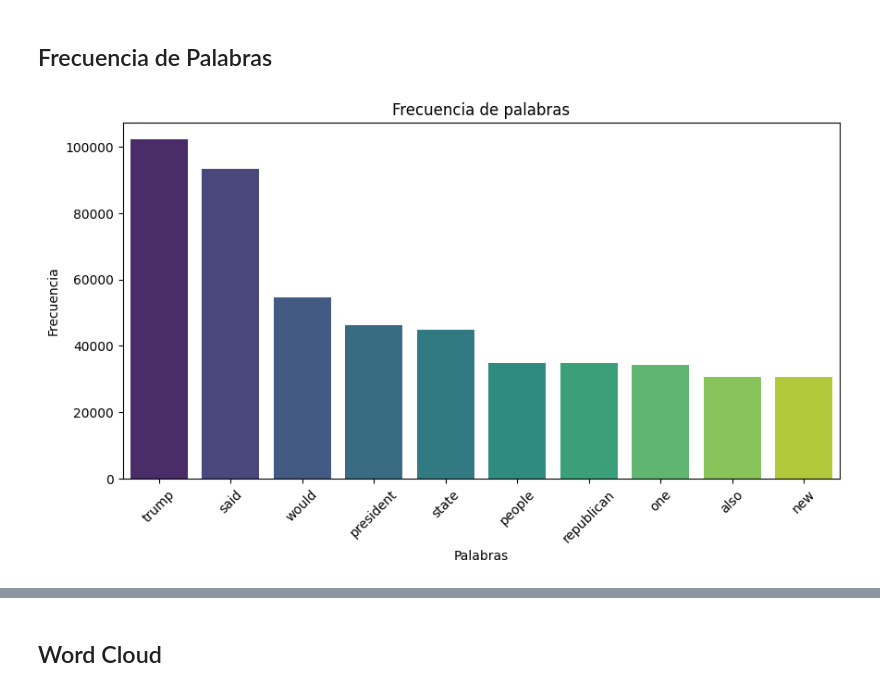
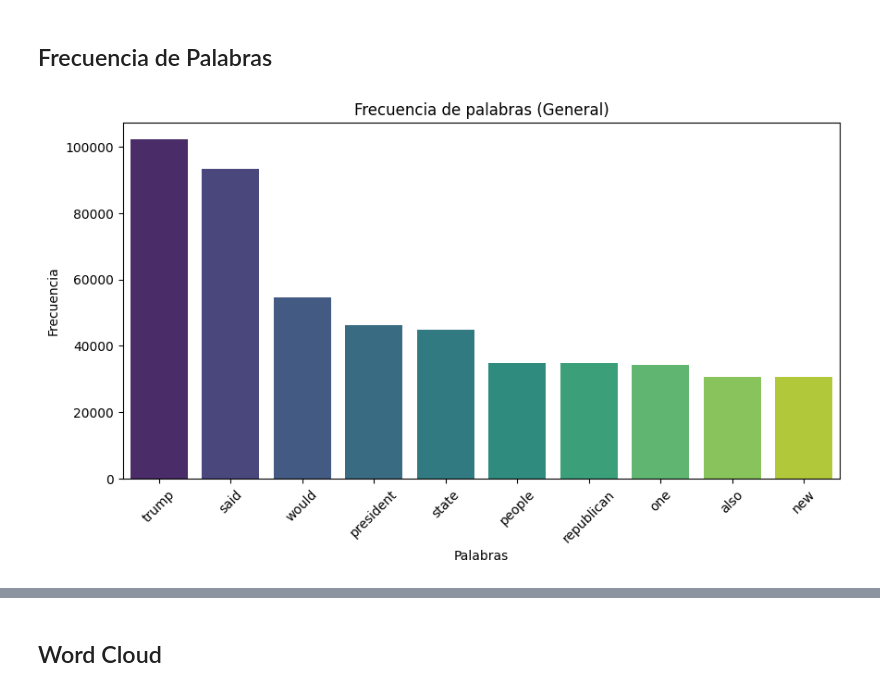
Before and after one commit to jzarcoo/FakeNewsDetection, a Jupyter notebook: NLP.ipynb, the cells around one changed output, grey strips where cells are left out. Saved outputs shown, nothing was run; the diff lists cells and outputs as text; code cells hidden in the pictures.

Commit message:
feat: Frecuencia de palabras en noticias falsas y verdaderas

```diff
--- a/NLP.ipynb
+++ b/NLP.ipynb
@@ -75,10 +97,10 @@ df_freq = pd.DataFrame(palabras_comunes, columns=['Palabra', 'Frecuencia'])
 # %%
 plt.figure(figsize=(10,5))
 sns.barplot(x='Palabra', y='Frecuencia', data=df_freq, palette='viridis', hue='Palabra')
 plt.xlabel("Palabras")
 plt.ylabel("Frecuencia")
-plt.title("Frecuencia de palabras")
+plt.title("Frecuencia de palabras (General)")
 plt.xticks(rotation=45)
 plt.show()
 # %% [output]
-[figure, old version]
+[figure, new version]
```
Also changed, not shown: parts of 21 cells of this notebook.
